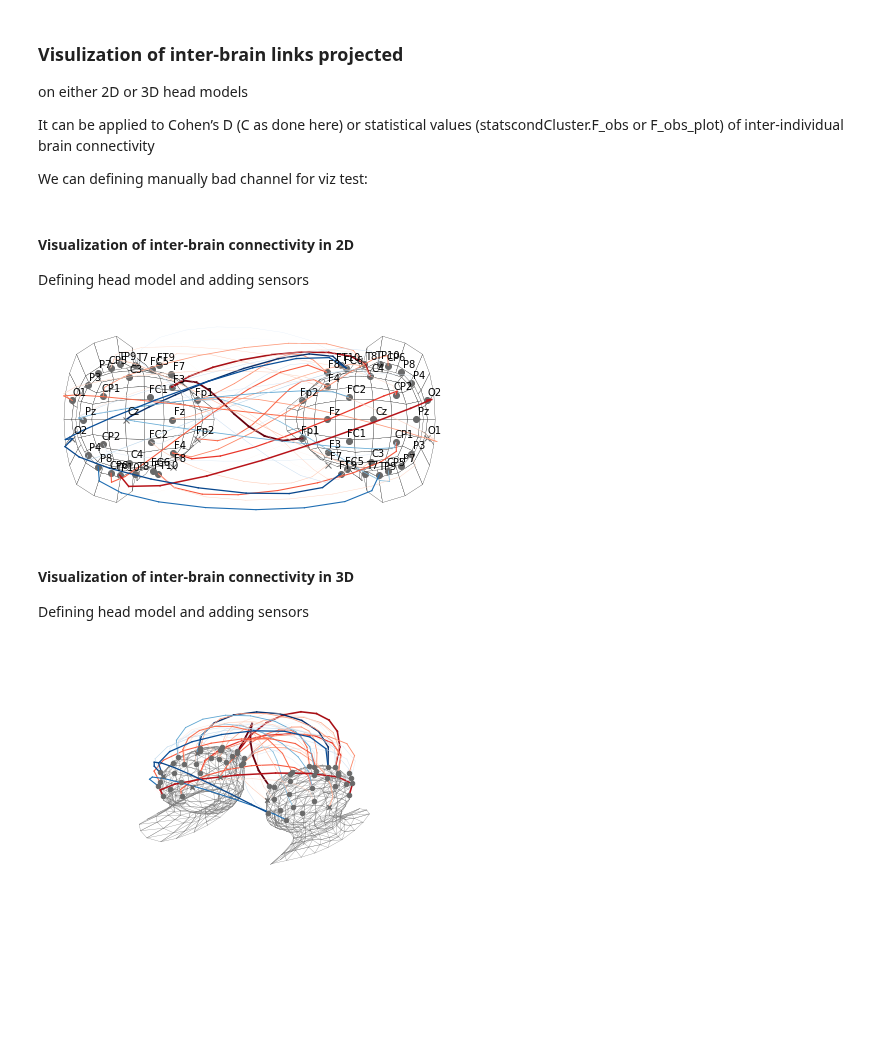
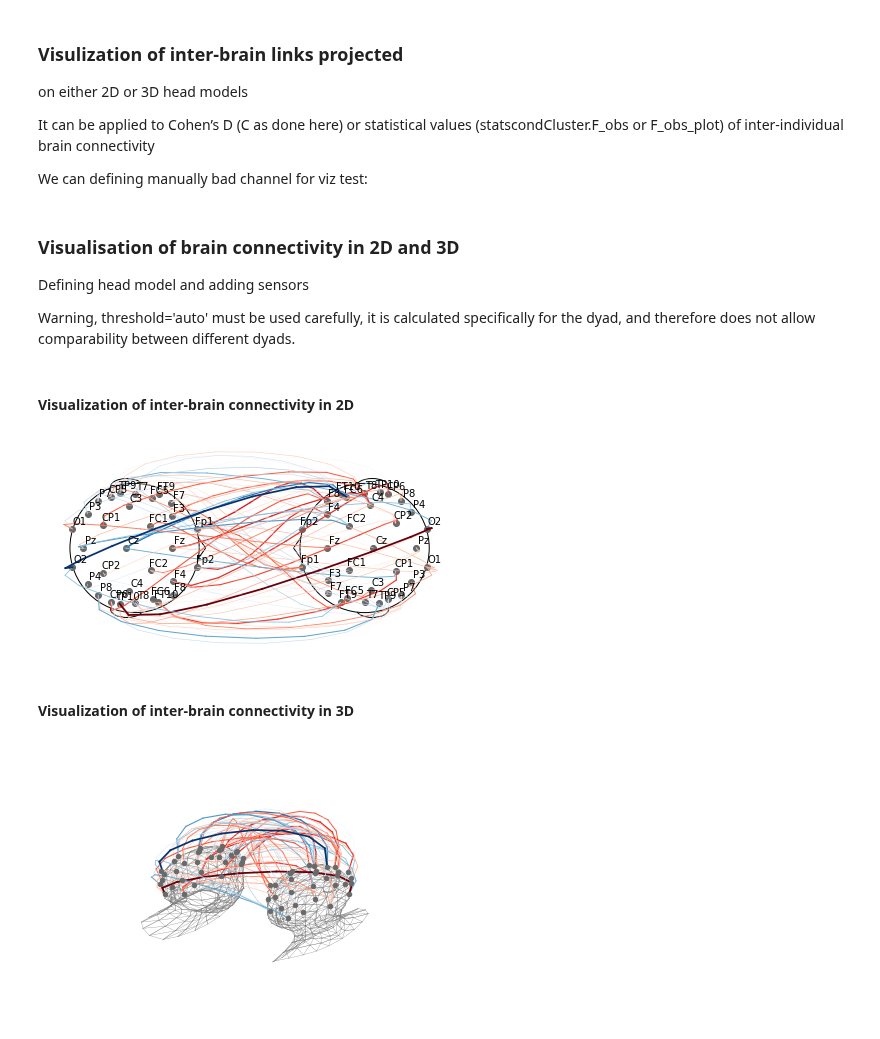
Before and after one commit to ppsp-team/HyPyP, a Jupyter notebook: tutorial/getting_started.ipynb, the cells around one changed output. Cells and saved outputs as stored; diff of their text form; code cells hidden in the pictures; blank space fills up the shorter version.

```diff
--- a/tutorial/getting_started.ipynb
+++ b/tutorial/getting_started.ipynb
@@ -368,46 +388,23 @@ We can defining manually bad channel for viz test:
 # %%
 epo1.info['bads'] = ['F8', 'Fp2', 'Cz', 'O2']
 epo2.info['bads'] = ['F7', 'O1']
+# %% [markdown]
+### Visualisation of brain connectivity in 2D and 3D
+
+Defining head model and adding sensors
+
+Warning, threshold='auto' must be used carefully,
+it is calculated specifically for the dyad,
+and therefore does not allow comparability between different dyads.
 # %% [markdown]
 #### Visualization of inter-brain connectivity in 2D
-
-Defining head model and adding sensors
-# %%
-fig, ax = plt.subplots(1, 1)
-ax.axis("off")
-vertices, faces = viz.get_3d_heads()
-camera = Camera("ortho", theta=90, phi=180, scale=1)
-mesh = Mesh(ax, camera.transform @ glm.yrotate(90), vertices, faces,
-            facecolors='white',  edgecolors='black', linewidths=.25)
-camera.connect(ax, mesh.update)
-plt.gca().set_aspect('equal', 'box')
-plt.axis('off')
-viz.plot_sensors_2d(epo1, epo2, lab=True)  # bads are represented as squares
-# plotting links according to sign (red for positive values,
-# blue for negative) and value (line thickness increases
-# with the strength of connectivity)
-viz.plot_links_2d(epo1, epo2, C=C, threshold=2, steps=10)
-plt.tight_layout()
-plt.show()
-# %% [output]
-[figure, removed]
+# %%
+viz.viz_2D_topomap_inter(epo1, epo2, C, threshold='auto', steps=10, lab=True)
+# %% [output]
+[figure, added]
 # %% [markdown]
 #### Visualization of inter-brain connectivity in 3D
-
-Defining head model and adding sensors
-# %%
-vertices, faces = viz.get_3d_heads()
-fig = plt.figure()
-ax = fig.gca(projection='3d')
-ax.axis("off")
-viz.plot_3d_heads(ax, vertices, faces)
-# bads are represented as squares
-viz.plot_sensors_3d(ax, epo1, epo2, lab=False)
-# plotting links according to sign (red for positive values,
-# blue for negative) and value (line thickness increases
-# with the strength of connectivity)
-viz.plot_links_3d(ax, epo1, epo2, C=C, threshold=2, steps=10)
-plt.tight_layout()
-plt.show()
-# %% [output]
-[figure, removed]
+# %%
+viz.viz_3D_inter(epo1, epo2, C, threshold='auto', steps=10, lab=False)
+# %% [output]
+[figure, added]
```
Also changed, not shown: parts of 7 cells of this notebook, 1 other file.
